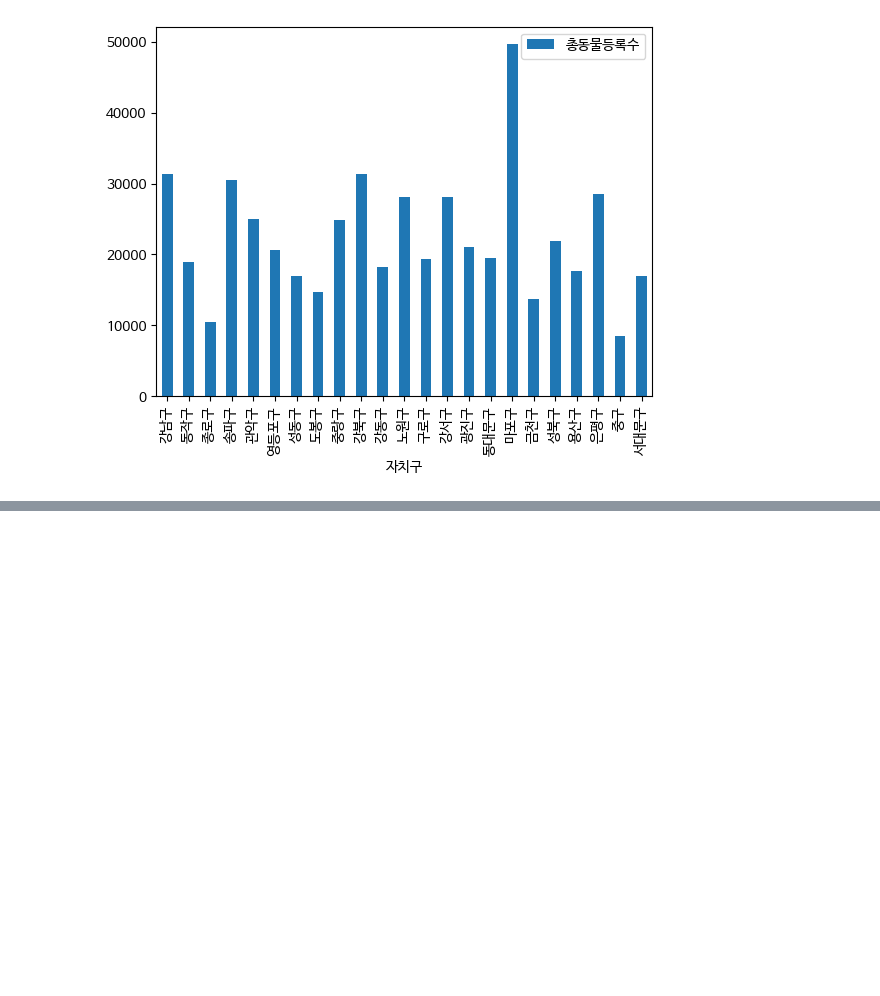
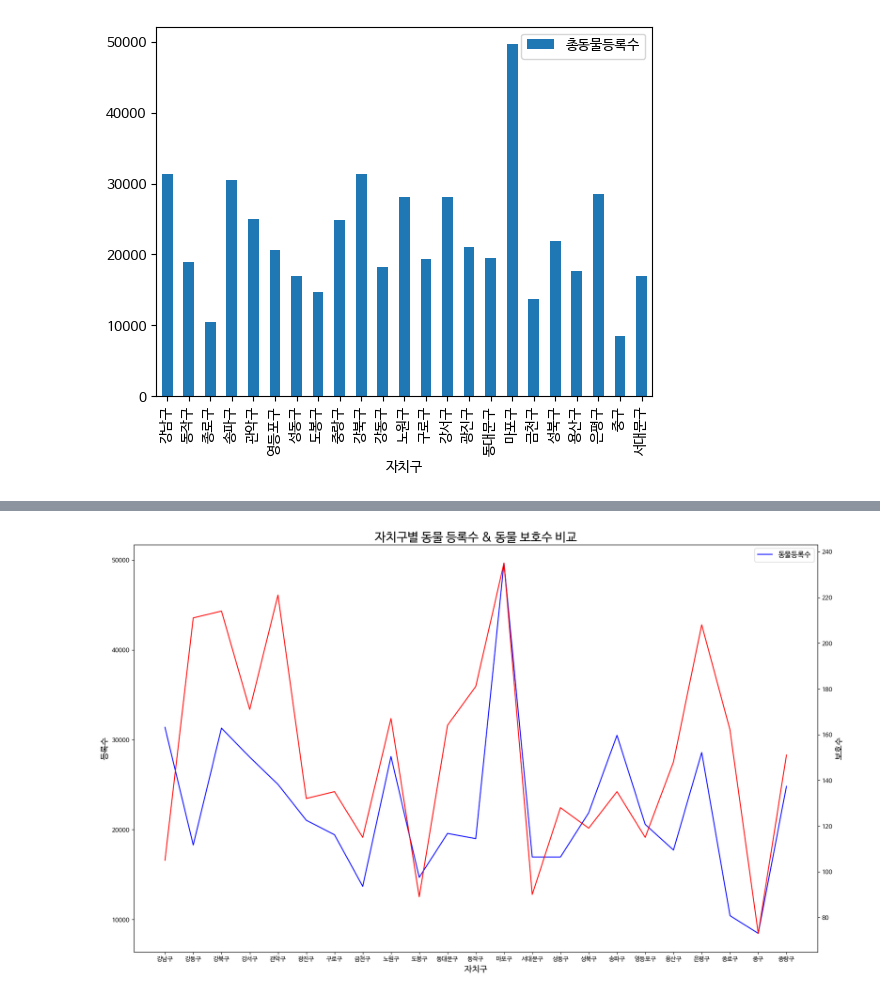
Before and after one commit to gogowonji/Big-Data-Analysis, a Jupyter notebook: finalProject.ipynb, the cells around one changed output, grey strips where cells are left out. Saved outputs shown, nothing was run; the diff lists cells and outputs as text; code cells hidden in the pictures; blank space fills up the shorter version.

```diff
--- a/finalProject.ipynb
+++ b/finalProject.ipynb
@@ -1456,0 +1815,19 @@ df.plot(kind='bar')
+# %%
+fig = plt.figure(figsize=(20, 12)) # 차트 생성 및 사이즈 설정
+ax = fig.add_subplot(1,1,1) # subplot 생성
+
+ax.plot(signup['총동물등록수'], label='동물등록수', color='b')
+
+ax1 = ax.twinx()
+ax1.plot(center['동물보호소계'], label='보호동물수', color='r')
+ax1.set_ylabel('보호수', fontsize=14) # 보호동물수 y축 설정
+
+ax.set_title('자치구별 동물 등록수 & 동물 보호수 비교', fontsize=20) # 타이틀 설정
+ax.set_ylabel('등록수', fontsize=14) # 등록동물수 y축 설정
+ax.set_xlabel('자치구', fontsize=14) # x축 설정
+
+ax.legend(fontsize=12, loc='best') # 범례 설정 best
+
+plt.show()
+# %% [output]
+[figure, added]
```
Also changed, not shown: parts of 46 cells of this notebook.
